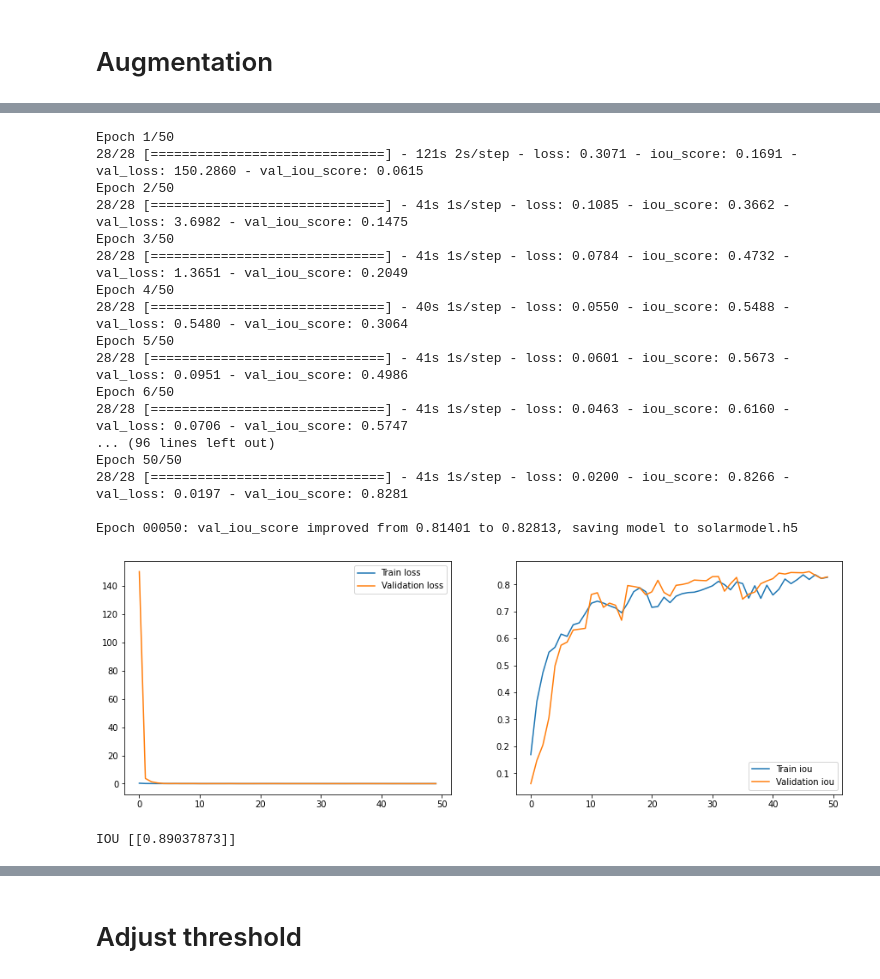
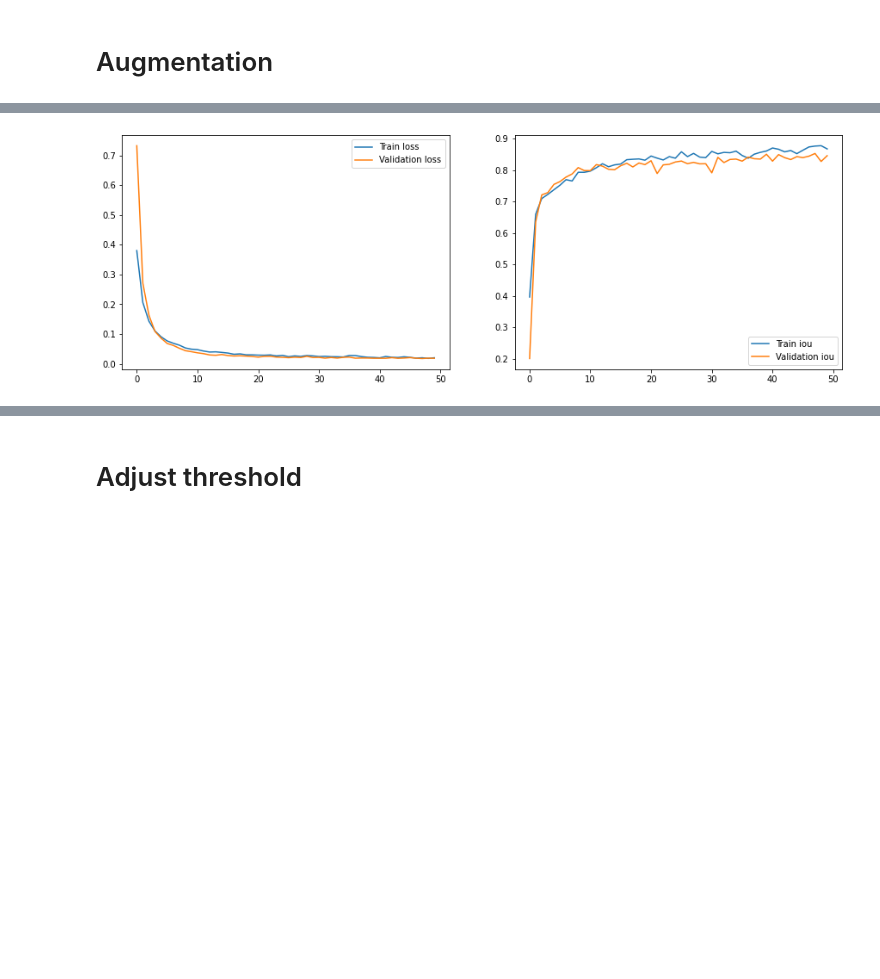
Before and after one commit to poonamparhar/SolarNet, a Jupyter notebook: semantic_segmentation_training.ipynb, the cells around one changed output, grey strips where cells are left out. Drawn from its saved outputs; the diff is of its cells as text; code cells hidden in the pictures; blank space fills up the shorter version.

Commit message:
Add files via upload
Updated the model training code

```diff
--- a/semantic_segmentation_training.ipynb
+++ b/semantic_segmentation_training.ipynb
@@ -12,3 +14,7 @@ project_folder = "/content/drive/My Drive/w210_project"
 %cd $project_folder
 # %% [output]
 /content/drive/My Drive/w210_project
+# %%
+root_folder = "/content/drive/My Drive/w210_project/dataset/segmentation/"
+data_folder = "/content/drive/My Drive/w210_project/dataset/segmentation/solar_panel/"
+models_folder = "/content/drive/My Drive/w210_project/models/segmentation/"
@@ -201,0 +381,19 @@ WARNING:tensorflow:`period` argument is deprecated. Please use `save_freq` to sp
+# %%
+LR = 0.0001
+sm.set_framework('tf.keras')
+model = Unet(backbone_name = 'efficientnetb7', encoder_weights='imagenet', encoder_freeze = False)
+
+# define optomizer
+optim = keras.optimizers.Adam(LR)
+bce_jaccard_loss = sm.losses.bce_jaccard_loss
+binary_crossentropy = sm.losses.binary_crossentropy
+metrics = [sm.metrics.IOUScore(threshold=0.5), sm.metrics.FScore(threshold=0.5)]
+
+# compile keras model with defined optimizer, loss and metrics
+model.compile(optim, 'binary_crossentropy', metrics)
+
+history = model.fit(train_generator, shuffle =True,
+                  epochs=50, workers=4, use_multiprocessing=True,
+                  validation_data = val_generator,
+                  verbose = 1, callbacks=callbacks,
+                  validation_steps=len(val_generator))
@@ -202,10 +446,5 @@ WARNING:tensorflow:`period` argument is deprecated. Please use `save_freq` to sp
 # %%
-import segmentation_models as sm
-from segmentation_models import Unet
-#from keras.optimizers import Adam
-from segmentation_models.losses import bce_jaccard_loss, bce_dice_loss
-from segmentation_models.metrics import iou_score
-
+# plot training history
 def plot_training_history(history):
     """
     Plots model training history
@@ -218,15 +457,5 @@ def plot_training_history(history):
     ax_acc.plot(history.epoch, history.history["val_iou_score"], label="Validation iou")
     ax_acc.legend()
 
-sm.set_framework('tf.keras')
-model = Unet(backbone_name = 'efficientnetb7', encoder_weights='imagenet', encoder_freeze = False)
-model.compile(optimizer = 'Adam',
-                    loss='binary_crossentropy', metrics=[iou_score])
-
-history = model.fit_generator(train_generator, shuffle =True,
-                  epochs=50, workers=4, use_multiprocessing=True,
-                  validation_data = test_generator,
-                  verbose = 1, callbacks=callbacks)
-#plotting history
 plot_training_history(history)
 # %% [output]
@@ -235,18 +462 @@ Downloading data from https://github.com/Callidior/keras-applications/releases/d
-Epoch 1/50
-28/28 [==============================] - 121s 2s/step - loss: 0.3071 - iou_score: 0.1691 - val_loss: 150.2860 - val_iou_score: 0.0615
-Epoch 2/50
-28/28 [==============================] - 41s 1s/step - loss: 0.1085 - iou_score: 0.3662 - val_loss: 3.6982 - val_iou_score: 0.1475
-Epoch 3/50
-28/28 [==============================] - 41s 1s/step - loss: 0.0784 - iou_score: 0.4732 - val_loss: 1.3651 - val_iou_score: 0.2049
-Epoch 4/50
-28/28 [==============================] - 40s 1s/step - loss: 0.0550 - iou_score: 0.5488 - val_loss: 0.5480 - val_iou_score: 0.3064
-Epoch 5/50
-28/28 [==============================] - 41s 1s/step - loss: 0.0601 - iou_score: 0.5673 - val_loss: 0.0951 - val_iou_score: 0.4986
-Epoch 6/50
-28/28 [==============================] - 41s 1s/step - loss: 0.0463 - iou_score: 0.6160 - val_loss: 0.0706 - val_iou_score: 0.5747
-... (96 lines left out)
-Epoch 50/50
-28/28 [==============================] - 41s 1s/step - loss: 0.0200 - iou_score: 0.8266 - val_loss: 0.0197 - val_iou_score: 0.8281
-
-Epoch 00050: val_iou_score improved from 0.81401 to 0.82813, saving model to solarmodel.h5
-[figure, old version]
+[figure, new version]
@@ -253,4 +469,6 @@ Epoch 00050: val_iou_score improved from 0.81401 to 0.82813, saving model to sol
 # %%
+# functions for evaluating iou metric
+
 def iou_metric(y_true_in, y_pred_in):
     labels = y_true_in
     y_pred = y_pred_in
@@ -292,13 +510,3 @@ def iou_metric_batch(y_true_in, y_pred_in):
         value = iou_metric(y_true_in[batch], y_pred_in[batch])
         metric.append(value)
     return np.mean(metric)
-
-#from tensorflow import keras
-#model = keras.models.load_model('solarmodel.h5', compile=False)
-
-# to get single image and prediction quality
-Xtest, y_test  = test_generator.__getitem__(97)
-predicted = model.predict(np.expand_dims(Xtest[0], axis=0)).reshape(416, 416)
-print('IOU', iou_metric(y_test[0].reshape(416, 416), predicted))
-# %% [output]
-IOU [[0.89037873]]
```
Also changed, not shown: parts of 28 cells of this notebook.
